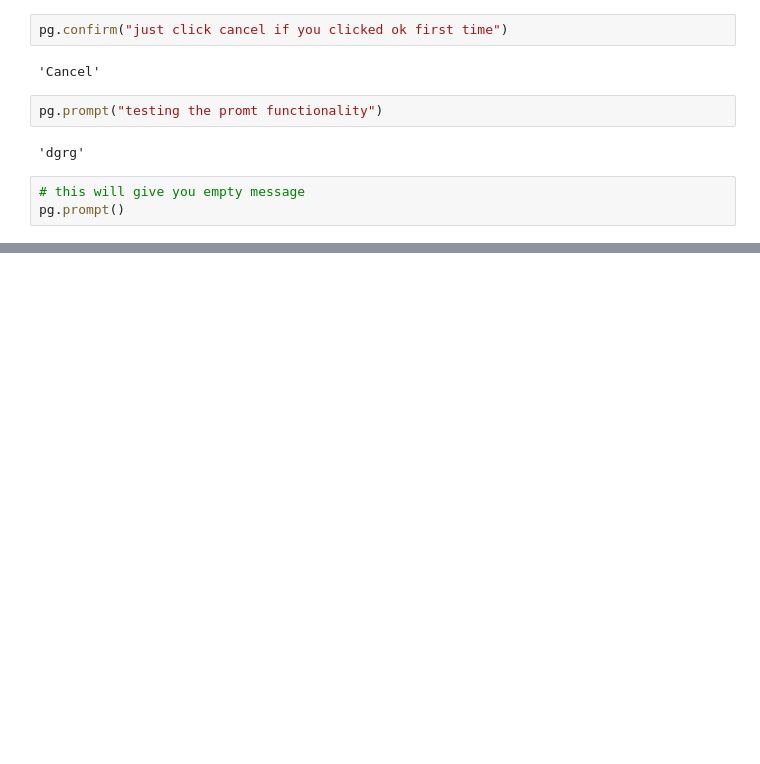
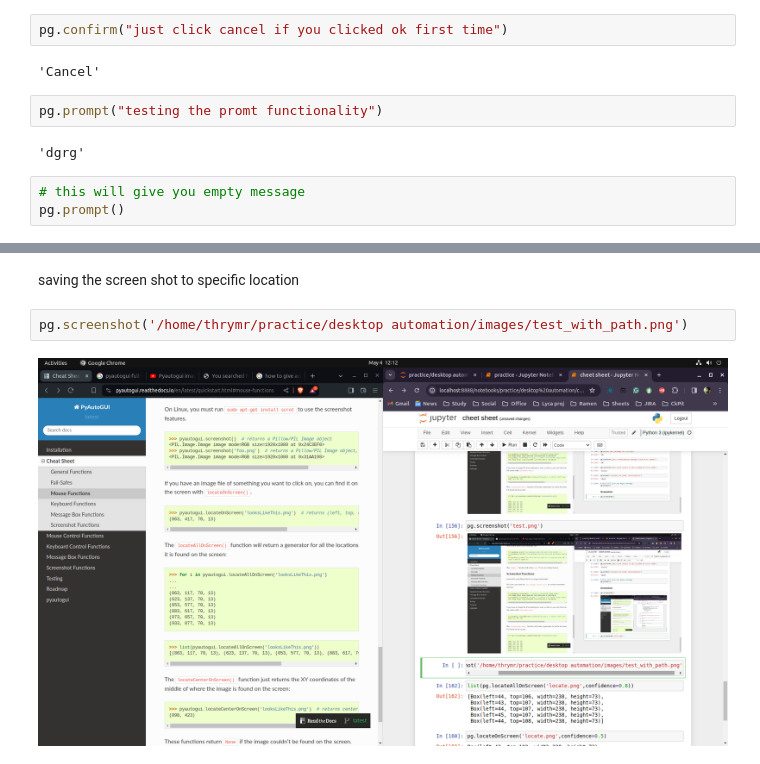
Before and after one commit to prasanthkondapalli/desktop_automation, a Jupyter notebook: cheet sheet.ipynb, the cells around one changed output, grey strips where cells are left out. Saved outputs shown, nothing was run; the diff lists cells and outputs as text; blank space fills up the shorter version.

```diff
--- a/cheet sheet.ipynb
+++ b/cheet sheet.ipynb
@@ -170,0 +199,6 @@ pg.prompt()
+# %% [markdown]
+saving the screen shot to specific location
+# %%
+pg.screenshot('/home/thrymr/practice/desktop automation/images/test_with_path.png')
+# %% [output]
+[figure, added]
```
Also changed, not shown: parts of 29 cells of this notebook, 8 other files.
